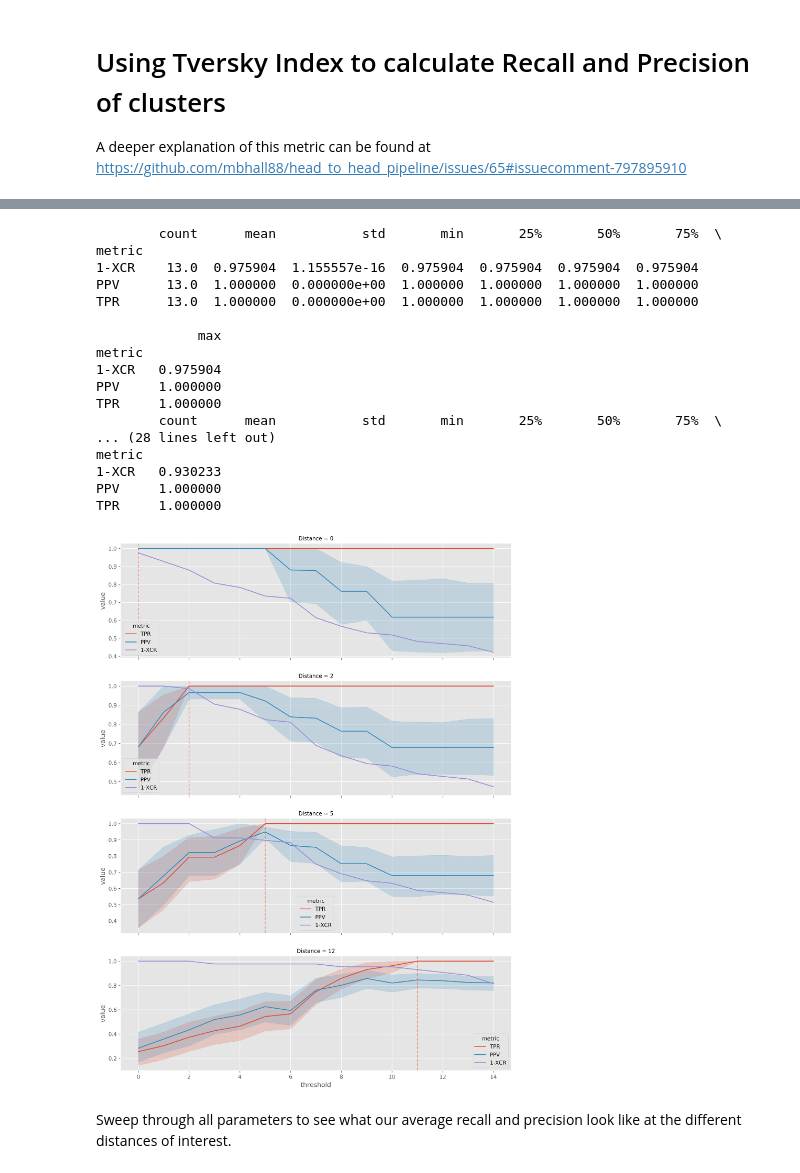
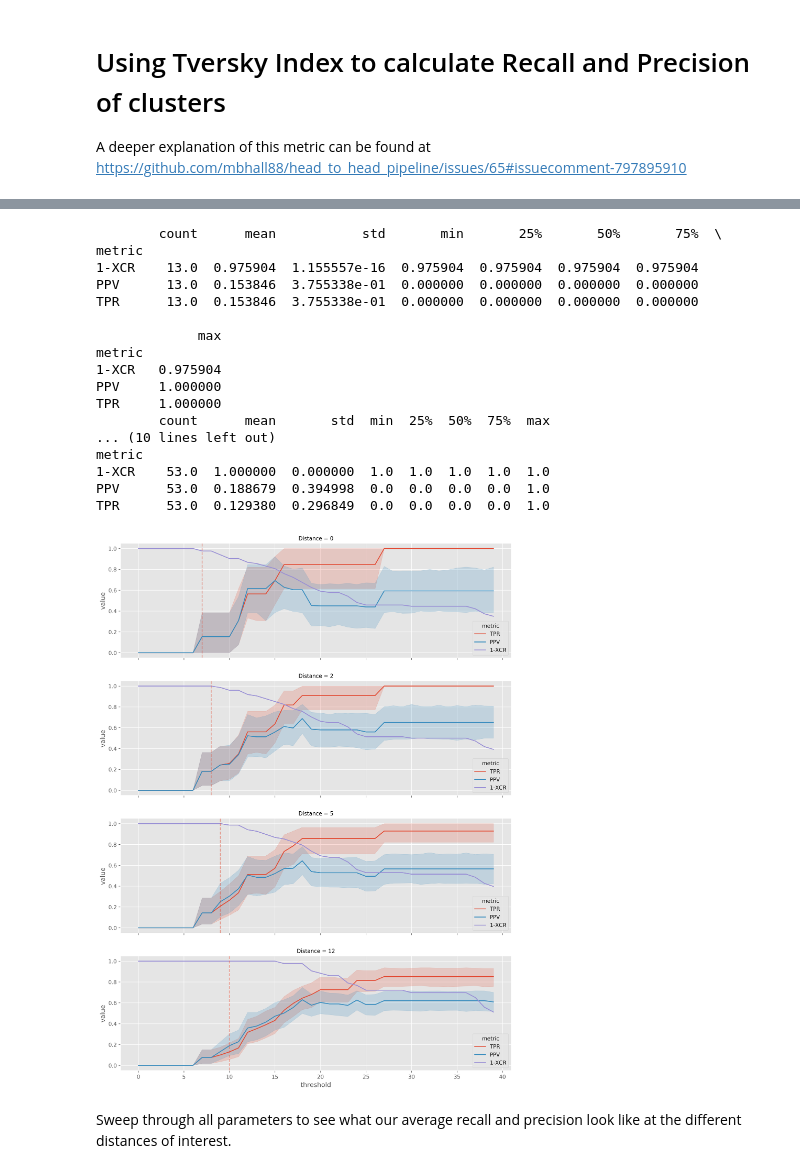
Before and after one commit to mbhall88/head_to_head_pipeline, a Jupyter notebook: analysis/transmission_clustering/eda/clustering.ipynb, the cells around one changed output, grey strips where cells are left out. Cells and saved outputs as stored; diff of their text form; code cells hidden in the pictures.

Commit message:
add map clustering thresholds

```diff
--- a/analysis/transmission_clustering/eda/clustering.ipynb
+++ b/analysis/transmission_clustering/eda/clustering.ipynb
@@ -426,6 +427,7 @@ The pandora map SNP distance threshold is 23.53 - rounded to 24
 [interactive output not drawn]
 [interactive output not drawn]
 # %%
+true: List[bool] = [clustered_together(u, v, G_compass) for u, v in compass_mtx.index]
 pred: List[bool] = [clustered_together(u, v, G_pandora_single) for u, v in compass_mtx.index]
 cm = ConfusionMatrix.from_predictions(pred, true)
 cm
@@ -571,7 +573,7 @@ df.query("threshold == 11")
 # %% [markdown]
 ### `pandora map`
 # %%
-thresholds = list(range(7, 30))
+thresholds = list(range(7, 40))
 data = []
 
 for t in thresholds:
@@ -726,9 +728,9 @@ def excess_clustering_rate(A: Set[str], B: Set[str]) -> float:
     return len(A - B) / len(A)
 # %%
 G = G_compass
-H = G_bcftools
+H = G_pandora_single
 M = compass_mtx
-N = bcftools_mtx
+N = map_mtx
 true_clusters = (c for c in nx.connected_components(G))
 print("Size\tPPV\tTPR")
 for i, cluster in enumerate(true_clusters):
@@ -773,7 +775,7 @@ for d in distances:
     T = dist_matrix_to_graph(M, threshold=d)
     true_clusters = [c for c in nx.connected_components(T)]
     true_singletons = samples - set(T.nodes)
-    for t in range(15):
+    for t in range(40):
         g = dist_matrix_to_graph(N, threshold=t)
         num_test_clusters = len(list(nx.connected_components(g)))
         test_singletons = samples - set(g.nodes)
@@ -802,32 +804,32 @@ df = pd.DataFrame(
 plt.style.use("ggplot")
 # %%
 fig, axes = plt.subplots(nrows=len(distances), figsize=(13, 18), dpi=300, sharex=True)
-
-for ax, dist, t in zip(axes.flatten(), distances, bcftools_thresholds):
+thresholds = list(range(7, 40))
+for ax, dist, t in zip(axes.flatten(), distances, thresholds):
     subdata = df.query("distance == @dist")
     sns.lineplot(data=subdata, x="threshold", y="value", hue="metric", ax=ax)
     ax.axvline(t, alpha=0.5, linestyle="--")
     ax.set_title(f"Distance = {dist}", fontdict=dict(size=10))
     print(subdata.query("threshold == @t").groupby(["metric"])["value"].describe())
 # %% [output]
         count      mean           std       min       25%       50%       75%  \
 metric
 1-XCR    13.0  0.975904  1.155557e-16  0.975904  0.975904  0.975904  0.975904
-PPV      13.0  1.000000  0.000000e+00  1.000000  1.000000  1.000000  1.000000
-TPR      13.0  1.000000  0.000000e+00  1.000000  1.000000  1.000000  1.000000
+PPV      13.0  0.153846  3.755338e-01  0.000000  0.000000  0.000000  0.000000
+TPR      13.0  0.153846  3.755338e-01  0.000000  0.000000  0.000000  0.000000
 
              max
 metric
 1-XCR   0.975904
 PPV     1.000000
 TPR     1.000000
-        count      mean           std       min       25%       50%       75%  \
-... (28 lines left out)
+        count      mean       std  min  25%  50%  75%  max
+... (10 lines left out)
 metric
-1-XCR   0.930233
-PPV     1.000000
-TPR     1.000000
+1-XCR    53.0  1.000000  0.000000  1.0  1.0  1.0  1.0  1.0
+PPV      53.0  0.188679  0.394998  0.0  0.0  0.0  0.0  1.0
+TPR      53.0  0.129380  0.296849  0.0  0.0  0.0  0.0  1.0
-[figure, old version]
+[figure, new version]
 # %% [markdown]
 Sweep through all parameters to see what our average recall and precision look like at the different distances of interest.
 # %%
```
Also changed, not shown: parts of 4 cells of this notebook, 4 other files.
